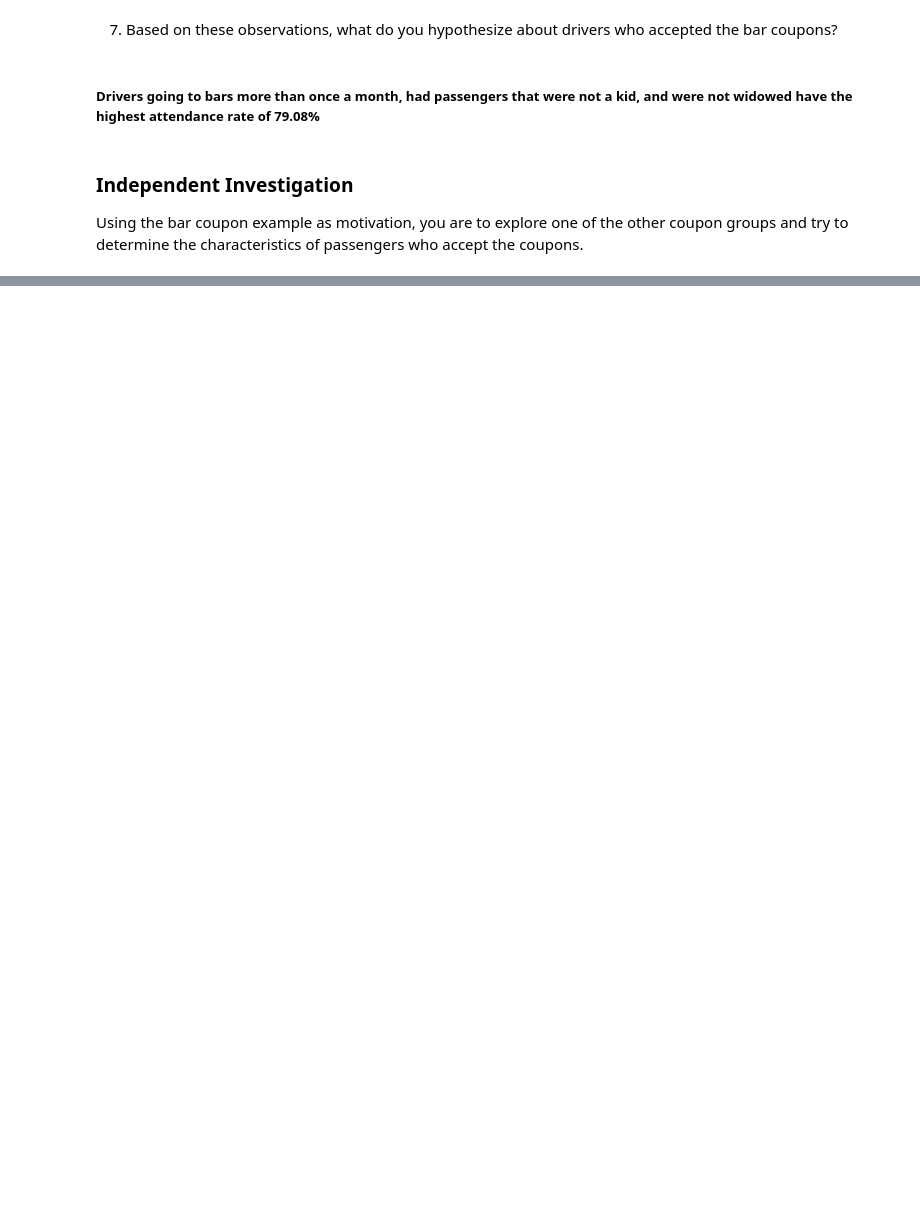
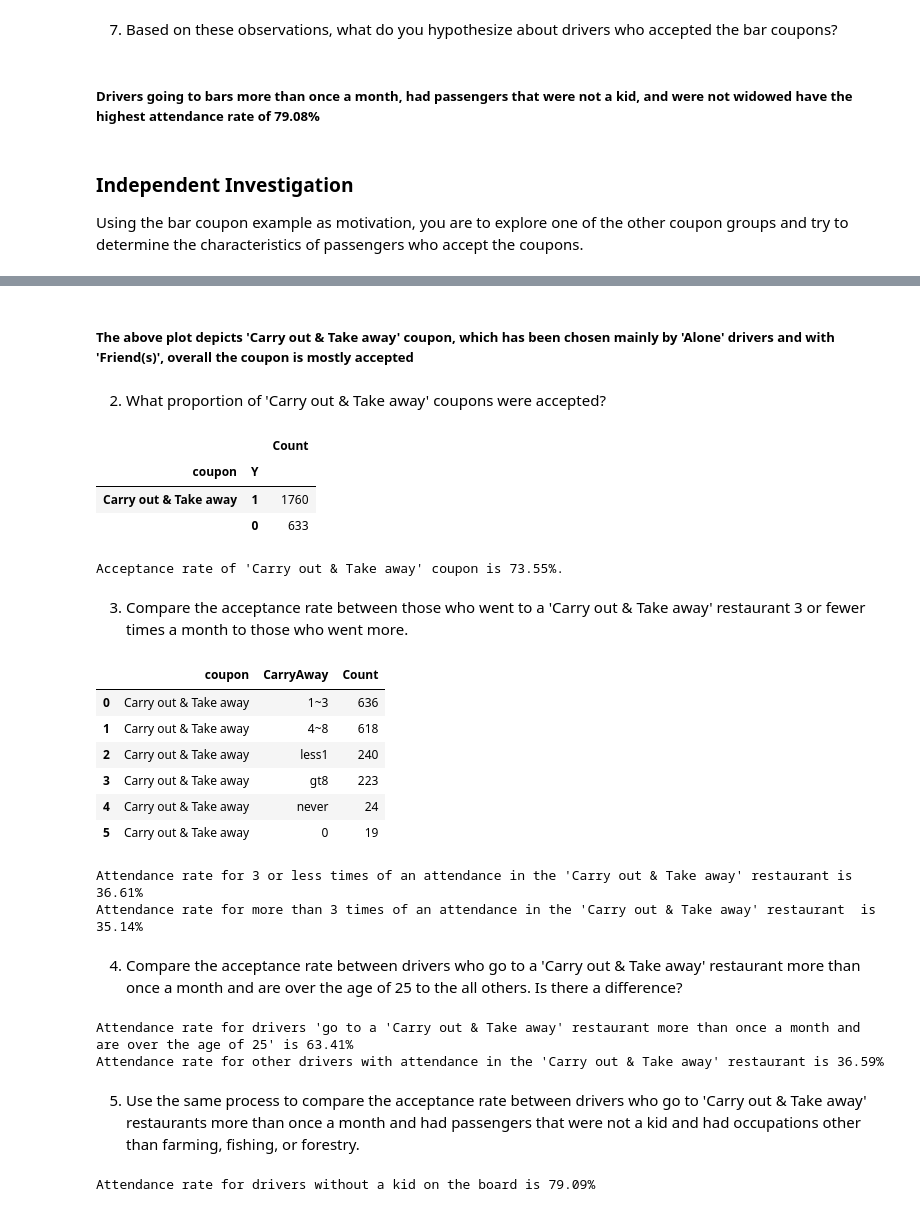
Before and after one commit to PlamenStilyianov/Professional_Certificate_in_ML_and_AI, a Jupyter notebook: Module5/prompt.ipynb, the cells around one changed output, grey strips where cells are left out. Saved outputs shown, nothing was run; the diff lists cells and outputs as text; code cells hidden in the pictures; blank space fills up the shorter version.

```diff
--- a/Module5/prompt.ipynb
+++ b/Module5/prompt.ipynb
@@ -508,0 +551,78 @@ Using the bar coupon example as motivation, you are to explore one of the other
+# %% [markdown]
+##### The above plot depicts 'Carry out & Take away' coupon, which has been chosen mainly by 'Alone' drivers and with 'Friend(s)', overall the coupon is mostly accepted
+# %% [markdown]
+2. What proportion of 'Carry out & Take away' coupons were accepted?
+# %%
+df_cp_t = df_carry.groupby(['coupon','Y'],group_keys=True).apply(lambda x: x)[['passanger']].reset_index()
+ds_cp=df_cp_t[['coupon','Y']].value_counts()
+df_cp =ds_cp.to_frame()
+df_cp.rename(columns={0:'Count'}, inplace=True)
+df_cp
+# %% [output]
+|  |  | Count |
+| coupon | Y |  |
+| Carry out & Take away | 1 | 1760 |
+|  | 0 | 633 |
+# %%
+total_carry_cnt = df_carry.shape[0]
+accepted_carry_cnt = df_carry.loc[df_carry['Y'] == 1].shape[0]
+accepted_carry_ratio = round(((accepted_carry_cnt*100)/total_carry_cnt),2)
+print(f"Acceptance rate of 'Carry out & Take away' coupon is {accepted_carry_ratio}%.")
+# %% [output]
+Acceptance rate of 'Carry out & Take away' coupon is 73.55%.
+# %% [markdown]
+3. Compare the acceptance rate between those who went to a 'Carry out & Take away' restaurant 3 or fewer times a month to those who went more.
+# %%
+df_comp_t2 = df_carry_y.groupby('CarryAway', group_keys=True).apply(lambda x:x)[['coupon','CarryAway']]
+df_comp_t1 = df_comp_t2.rename(columns={'CarryAway':'CarryAway_col'})
+ds_comp = df_comp_t1.value_counts()
+df_comp_t = ds_comp.to_frame()
+df_comp_t.rename(columns={0:'Count'}, inplace=True)
+df_comp = df_comp_t.reset_index()
+df_comp.rename(columns={'CarryAway_col':'CarryAway'}, inplace=True)
+df_comp
+# %% [output]
+|  | coupon | CarryAway | Count |
+| 0 | Carry out & Take away | 1~3 | 636 |
+| 1 | Carry out & Take away | 4~8 | 618 |
+| 2 | Carry out & Take away | less1 | 240 |
+| 3 | Carry out & Take away | gt8 | 223 |
+| 4 | Carry out & Take away | never | 24 |
+| 5 | Carry out & Take away | 0 | 19 |
+# %%
+total_carry_cpn = df_carry_y.shape[0]
+less3 = df_carry_y.query("CarryAway in ['1~3'] or CarryAway in ['less1']")[['CarryAway']]
+less3_cnt = less3.shape[0]
+more3 = df_carry_y.query("CarryAway in ['4~8'] or CarryAway in ['gt8']")[['CarryAway']]
+more3_cnt = more3.shape[0]
+less3_accept_ratio = round(((less3_cnt*100)/total_carry_cnt),2)
+more3_accept_ration = round(((more3_cnt*100)/total_carry_cnt),2)
+print(f"Attendance rate for 3 or less times of an attendance in the 'Carry out & Take away' restaurant is {less3_accept_ratio}%")
+print(f"Attendance rate for more than 3 times of an attendance in the 'Carry out & Take away' restaurant  is {more3_accept_ration}%")
+# %% [output]
+Attendance rate for 3 or less times of an attendance in the 'Carry out & Take away' restaurant is 36.61%
+Attendance rate for more than 3 times of an attendance in the 'Carry out & Take away' restaurant  is 35.14%
+# %% [markdown]
+4. Compare the acceptance rate between drivers who go to a 'Carry out & Take away' restaurant more than once a month and are over the age of 25 to the all others.  Is there a difference?
+# %%
+df_carry_driver = df_carry_y.loc[df_carry_y['age'].astype('int') > 25].query("CarryAway not in ['less1','never', 0]")
+driver_carry_cnt = df_carry_driver['CarryAway'].shape[0]
+total_carry_cnt = df_carry_y['CarryAway'].shape[0]
+driver_accept_rate_25 = round(((driver_carry_cnt*100)/total_carry_cnt),2)
+driver_accept_rate_rest = round((((total_carry_cnt - driver_carry_cnt) * 100) / total_carry_cnt),2)
+print(f"Attendance rate for drivers 'go to a 'Carry out & Take away' restaurant more than once a month and are over the age of 25' is {driver_accept_rate_25}%")
+print(f"Attendance rate for other drivers with attendance in the 'Carry out & Take away' restaurant is {driver_accept_rate_rest}%")
+# %% [output]
+Attendance rate for drivers 'go to a 'Carry out & Take away' restaurant more than once a month and are over the age of 25' is 63.41%
+Attendance rate for other drivers with attendance in the 'Carry out & Take away' restaurant is 36.59%
+# %% [markdown]
+5. Use the same process to compare the acceptance rate between drivers who go to 'Carry out & Take away' restaurants more than once a month and had passengers that were not a kid and had occupations other than farming, fishing, or forestry.
+# %%
+df_driver_no_kid = df_carry_y.loc[df_carry_y['passanger'] !='Kid(s)'].query("CarryAway not in ['less1','never', 0] and occupation not in ['Farming Fishing & Forestry']")
+driver_no_kid_cnt = df_driver_no_kid.shape[0]
+driver_carry_total_cnt = df_carry_y['CarryAway'].shape[0]
+drv_no_kid_acceptance_rate = round(((driver_no_kid_cnt*100) / driver_carry_total_cnt),2)
+
+print(f"Attendance rate for drivers without a kid on the board is {drv_no_kid_acceptance_rate}%")
+# %% [output]
+Attendance rate for drivers without a kid on the board is 79.09%
```
Also changed, not shown: parts of 22 cells of this notebook.
